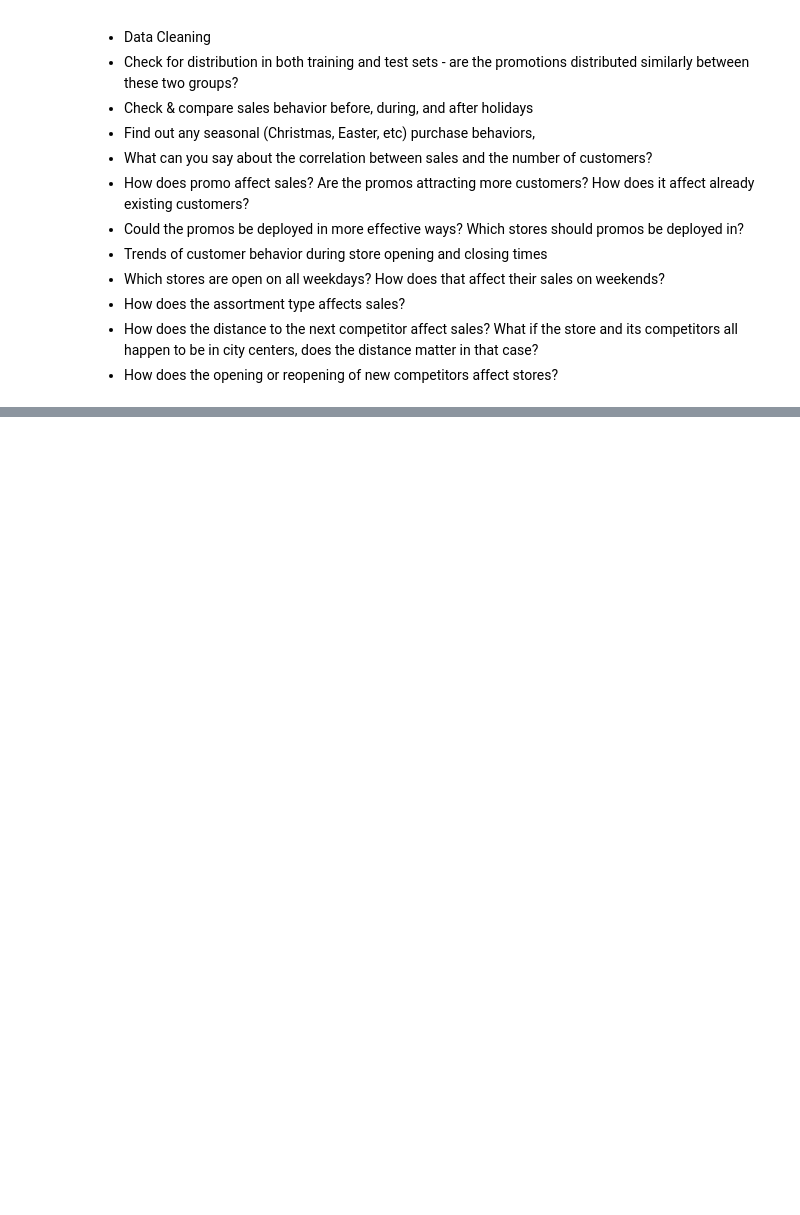
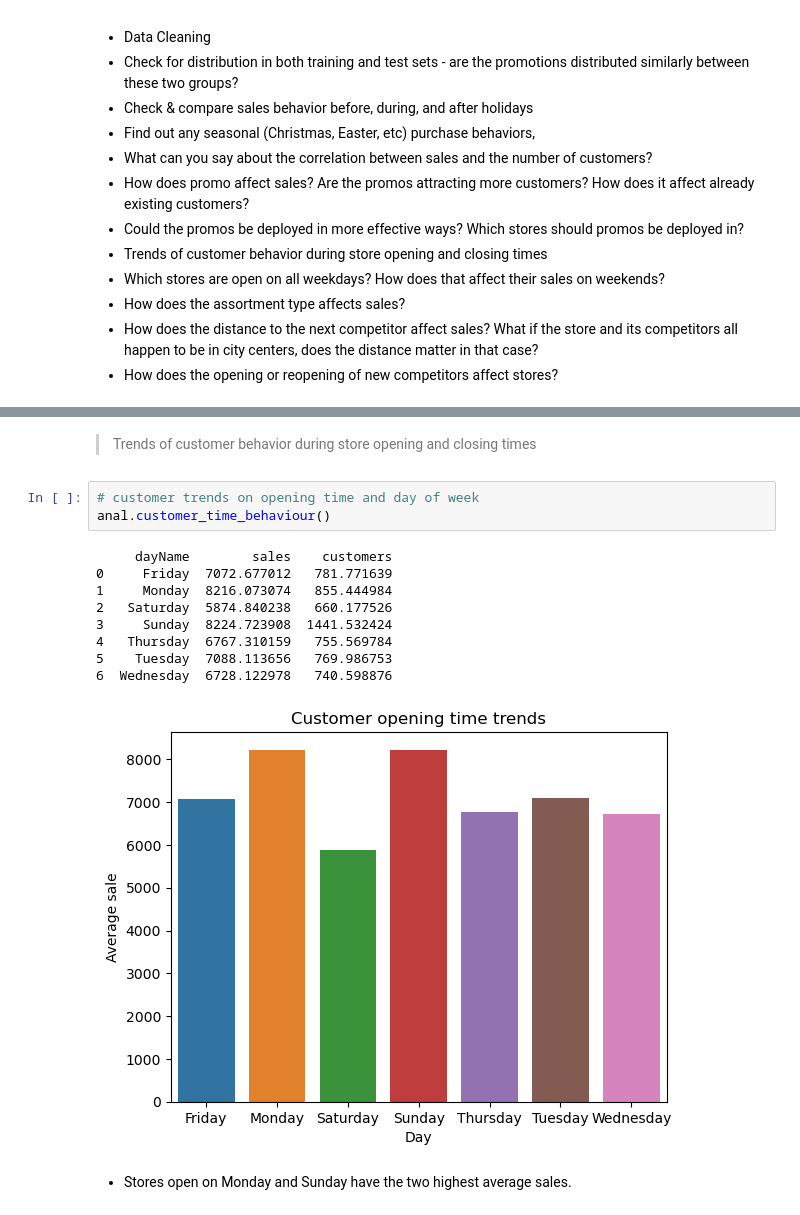
Before and after one commit to B2e5tty/forecast_sales, a Jupyter notebook: notebooks/EDA.ipynb, the cells around one changed output, grey strips where cells are left out. Saved outputs shown, nothing was run; the diff lists cells and outputs as text; blank space fills up the shorter version.

```diff
--- a/notebooks/EDA.ipynb
+++ b/notebooks/EDA.ipynb
@@ -107,0 +352,17 @@ AttributeError: 'DataFrame' object has no attribute 'col'
+# %% [markdown]
+> Trends of customer behavior during store opening and closing times
+# %%
+# customer trends on opening time and day of week
+anal.customer_time_behaviour()
+# %% [output]
+     dayName        sales    customers
+0     Friday  7072.677012   781.771639
+1     Monday  8216.073074   855.444984
+2   Saturday  5874.840238   660.177526
+3     Sunday  8224.723908  1441.532424
+4   Thursday  6767.310159   755.569784
+5    Tuesday  7088.113656   769.986753
+6  Wednesday  6728.122978   740.598876
+[figure, added]
+# %% [markdown]
+- Stores open on Monday and Sunday have the two highest average sales.
```
Also changed, not shown: parts of 45 cells of this notebook, 2 other files.
